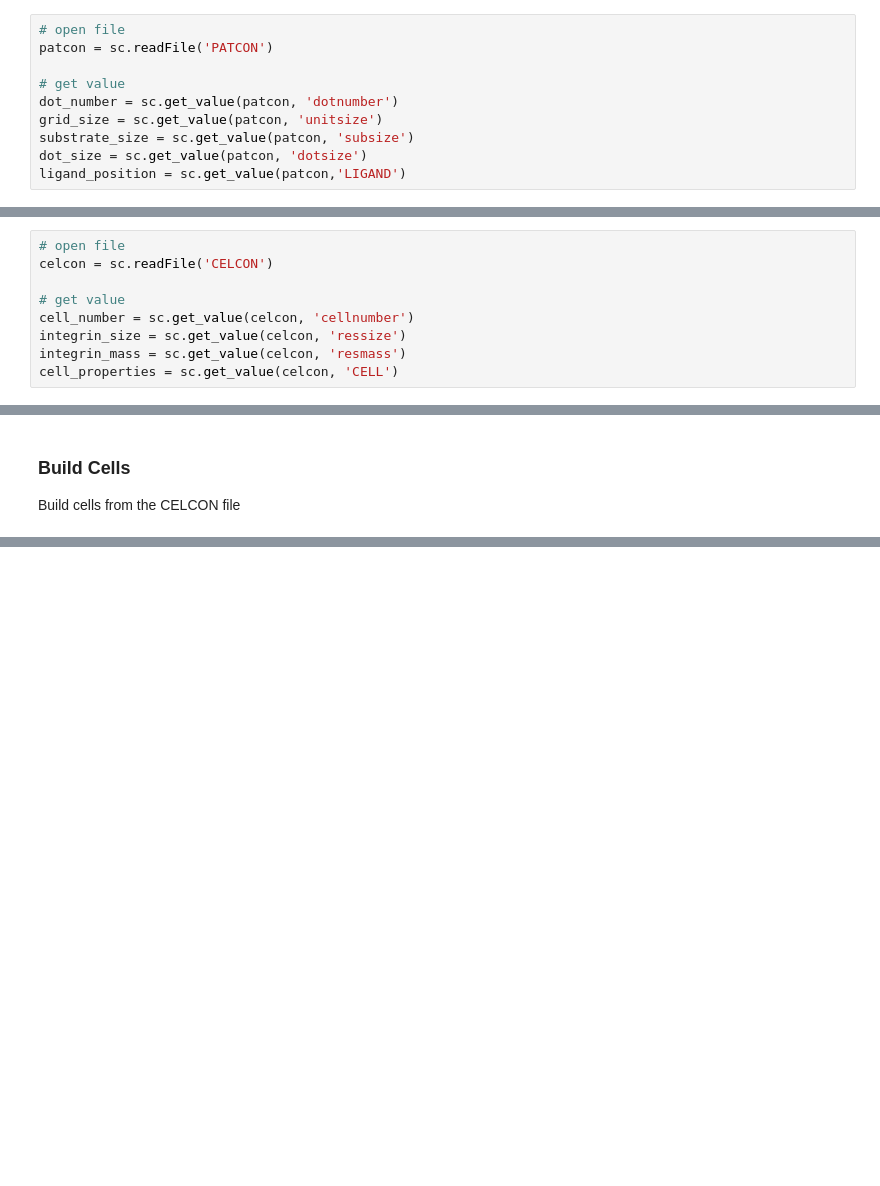
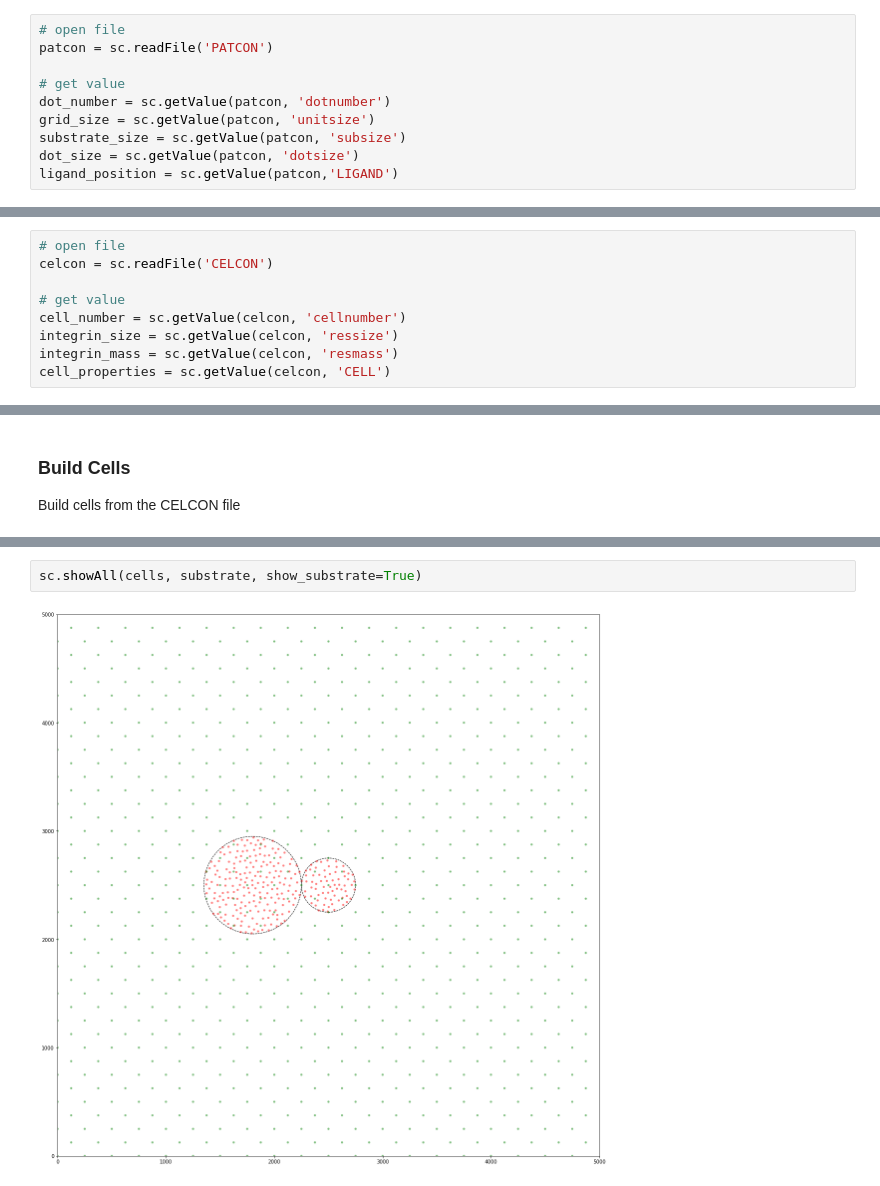
Before and after one commit to azfairuza/stemcell, a Jupyter notebook: main.ipynb, the cells around one changed output, grey strips where cells are left out. Drawn from its saved outputs; the diff is of its cells as text; blank space fills up the shorter version.

Commit message:
add showAll() function

```diff
--- a/main.ipynb
+++ b/main.ipynb
@@ -25,11 +25,11 @@ PATCON.txt File contains the configuration settings for the nanopattern
 patcon = sc.readFile('PATCON')
 
 # get value
-dot_number = sc.get_value(patcon, 'dotnumber')
-grid_size = sc.get_value(patcon, 'unitsize')
-substrate_size = sc.get_value(patcon, 'subsize')
-dot_size = sc.get_value(patcon, 'dotsize')
-ligand_position = sc.get_value(patcon,'LIGAND')
+dot_number = sc.getValue(patcon, 'dotnumber')
+grid_size = sc.getValue(patcon, 'unitsize')
+substrate_size = sc.getValue(patcon, 'subsize')
+dot_size = sc.getValue(patcon, 'dotsize')
+ligand_position = sc.getValue(patcon,'LIGAND')
 # %% [markdown]
 ### Build Nanopattern
 Build nanopattern from the patcon file
@@ -52,10 +52,10 @@ CELCON.txt contain the configuration for the cells.
 celcon = sc.readFile('CELCON')
 
 # get value
-cell_number = sc.get_value(celcon, 'cellnumber')
-integrin_size = sc.get_value(celcon, 'ressize')
-integrin_mass = sc.get_value(celcon, 'resmass')
-cell_properties = sc.get_value(celcon, 'CELL')
+cell_number = sc.getValue(celcon, 'cellnumber')
+integrin_size = sc.getValue(celcon, 'ressize')
+integrin_mass = sc.getValue(celcon, 'resmass')
+cell_properties = sc.getValue(celcon, 'CELL')
 # %%
 print(cell_properties)
 # %% [output]
@@ -86,0 +83,4 @@ print(sc.Integrin.integrin_number)
+# %%
+sc.showAll(cells, substrate, show_substrate=True)
+# %% [output]
+[figure, added]
```
Also changed, not shown: parts of 2 cells of this notebook, 3 other files.
